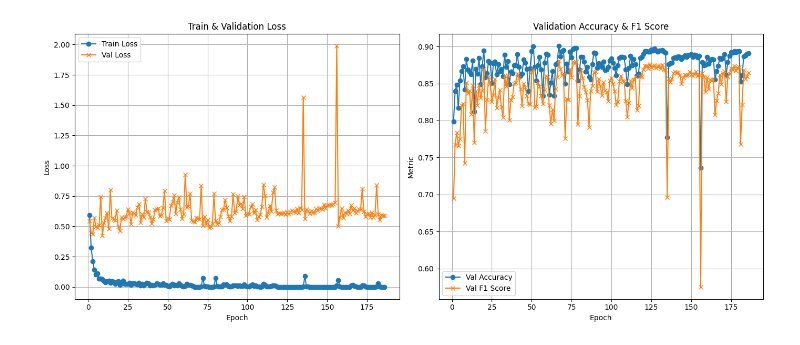
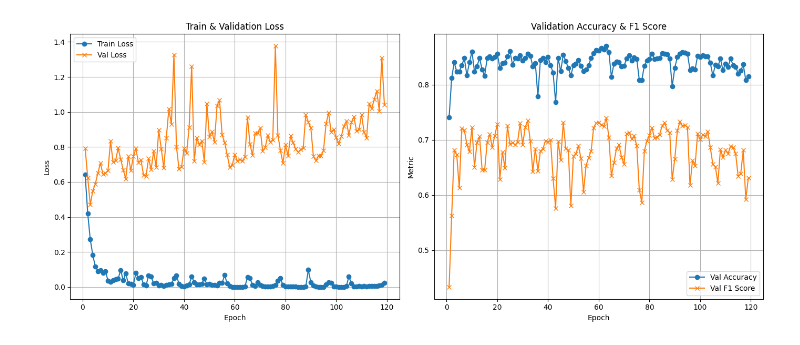
Before and after one commit to nahcooy/OSR, a Jupyter notebook: classify/Resnet/vis.ipynb, the cells around one changed output. Cells and saved outputs as stored; diff of their text form; code cells hidden in the pictures.

```diff
--- a/classify/Resnet/vis.ipynb
+++ b/classify/Resnet/vis.ipynb
@@ -3,7 +3,7 @@ import re
 import matplotlib.pyplot as plt
 
 # 로그 파일 경로
-log_path = '/nahcooy/OSR/classify/Resnet/log/train_resnet_0410_02.txt'
+log_path = '/nahcooy/OSR/classify/Resnet/log/train_resnet_no_aug.txt'
 
 # 저장할 리스트
 train_epochs = []
@@ -54,31 +54,31 @@ with open(log_path, 'r', encoding='utf-8') as f:
                 val_f1s.append(float(f1_match.group(1)))
             else:
                 val_f1s.append(None)
 
 # 시각화
 plt.figure(figsize=(14, 6))
 
 # 🔹 Loss 그래프
 plt.subplot(1, 2, 1)
 plt.plot(train_epochs, train_losses, label='Train Loss', marker='o')
 plt.plot(val_epochs, val_losses, label='Val Loss', marker='x')
 plt.xlabel('Epoch')
 plt.ylabel('Loss')
 plt.title('Train & Validation Loss')
 plt.legend()
 plt.grid(True)
 
 # 🔹 Accuracy & F1 Score 그래프
 plt.subplot(1, 2, 2)
 plt.plot(val_epochs, val_accuracies, label='Val Accuracy', marker='o')
 plt.plot(val_epochs, val_f1s, label='Val F1 Score', marker='x')
 plt.xlabel('Epoch')
 plt.ylabel('Metric')
 plt.title('Validation Accuracy & F1 Score')
 plt.legend()
 plt.grid(True)
 
 plt.tight_layout()
 plt.show()
 # %% [output]
-[figure, old version]
+[figure, new version]
```
Also changed, not shown: 13 other files.
